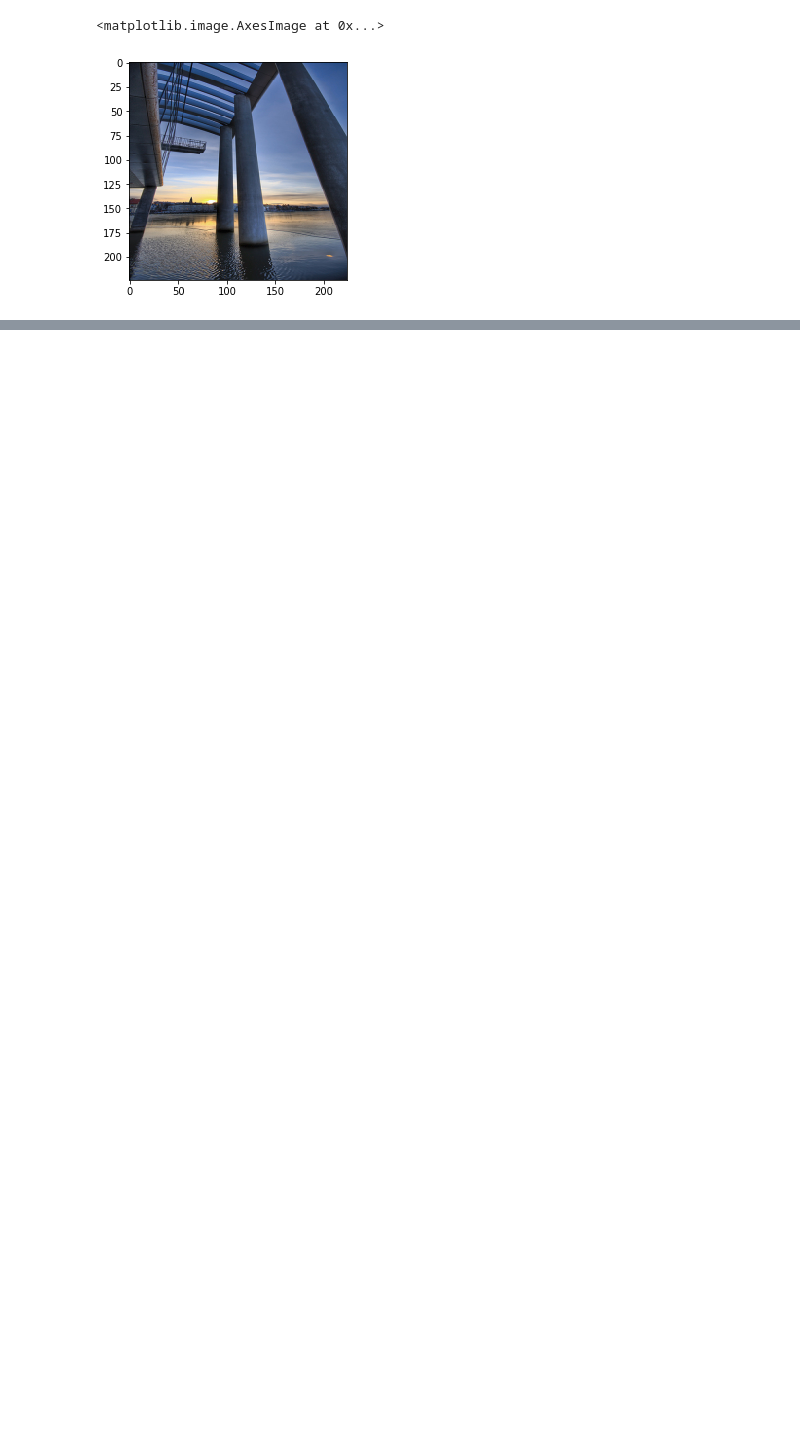
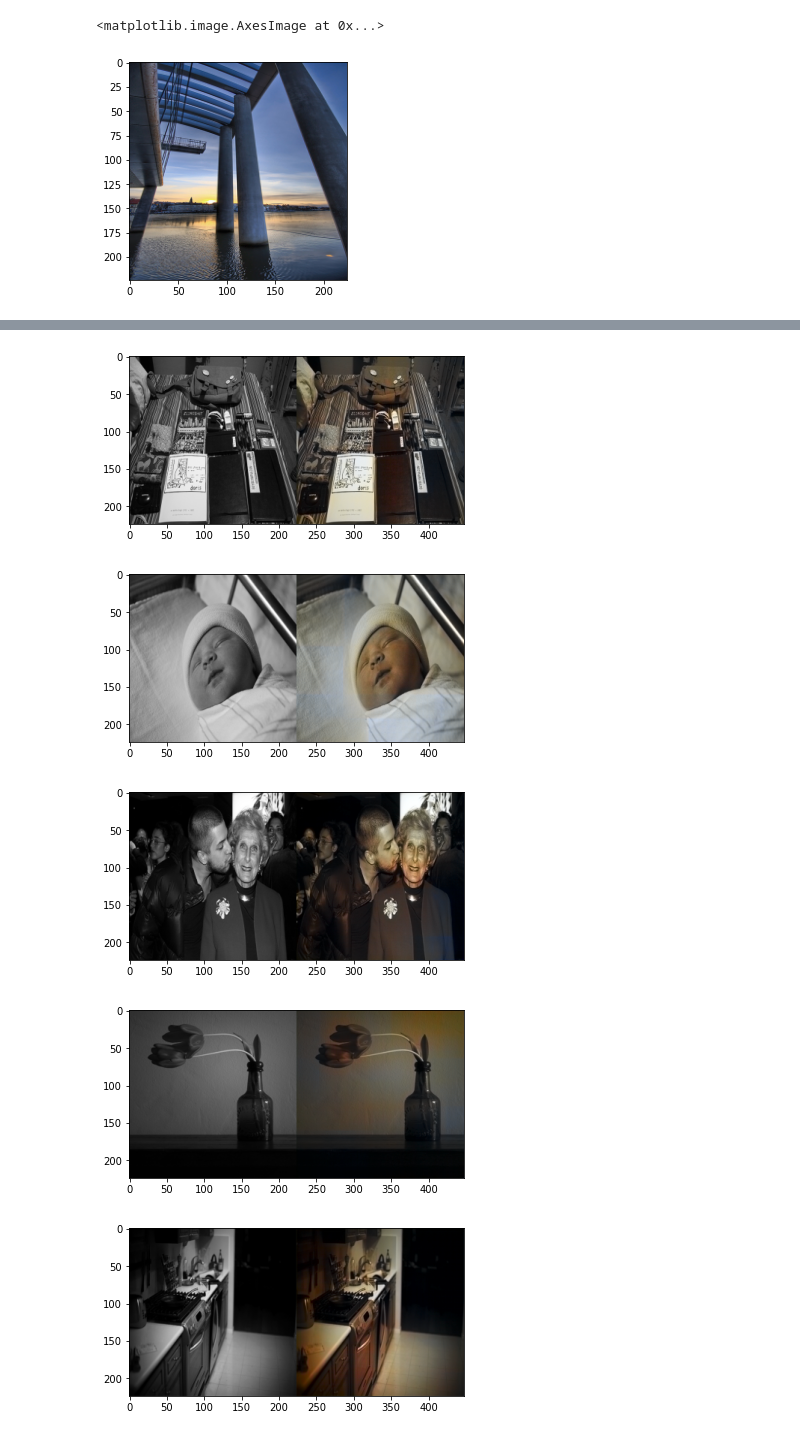
Before and after one commit to rahulrzende/Restoration-and-colorization-of-grayscale-memories-using-CNNs, a Jupyter notebook: src/in_progress/image_colorization.ipynb, the cells around one changed output, grey strips where cells are left out. Drawn from its saved outputs; the diff is of its cells as text; code cells hidden in the pictures; blank space fills up the shorter version.

```diff
--- a/src/in_progress/image_colorization.ipynb
+++ b/src/in_progress/image_colorization.ipynb
@@ -308,2 +185,0 @@ Epoch 1100/1100
-# %%
-prediction = model_simple.predict(imgs_for_input)
@@ -320,0 +307,3 @@ print(os.getcwd())
+# %%
+model = Model(net_input, output_layer)
+model.compile(Adam(lr=0.0002), loss='mse', metrics=['accuracy'])
@@ -320,0 +369,45 @@ print(os.getcwd())
+# %%
+def get_LAB(image_l, image_ab):
+    image_l = image_l.reshape((224, 224, 1))
+    image_lab = np.concatenate((image_l, image_ab), axis=2)
+    image_lab = image_lab.astype("uint8")
+    image_rgb = cv2.cvtColor(image_lab, cv2.COLOR_LAB2RGB)
+    image_rgb = Image.fromarray(image_rgb)
+    return image_rgb
+# %%
+def create_sample(model, images_gray, amount):
+    path = "/content/gdrive/My Drive/Colab Notebooks/image-colorization/folder_to_save_graph_3/"
+    samples = []
+    for i in range(amount):
+        # select random images
+        r = random.randint(0, images_gray.shape[0])
+
+        # get the model's prediction
+        pred = get_pred(model, images_gray[r])
+
+        # combine input and output to LAB image
+        image = get_LAB(images_gray[r], pred)
+
+        # get number of images in output folder
+        count = len(os.listdir(path))
+
+        # create new combined image, save it
+        new_image = Image.new('RGB', (448, 224))
+        gray_image = Image.fromarray(images_gray[r])
+        new_image.paste(gray_image, (0,0))
+        new_image.paste(image, (224, 0))
+
+        new_image.save(path + str(count)+('_%i.png' % r))
+        samples.append(new_image)
+    return samples
+# %%
+samples = create_sample(model, images_gray, 5)
+for image in samples:
+    plt.figure()
+    plt.imshow(np.array(image))
+# %% [output]
+[figure, added]
+[figure, added]
+[figure, added]
+[figure, added]
+[figure, added]
```
Also changed, not shown: parts of 59 cells of this notebook, 1 other file.
